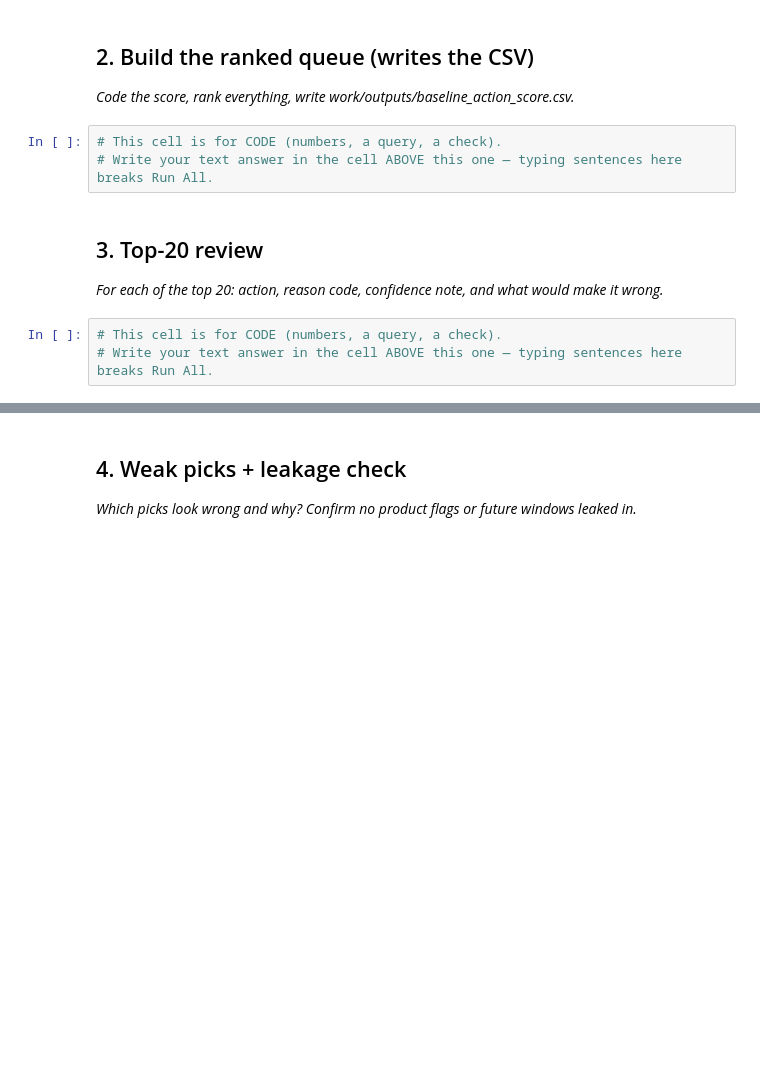
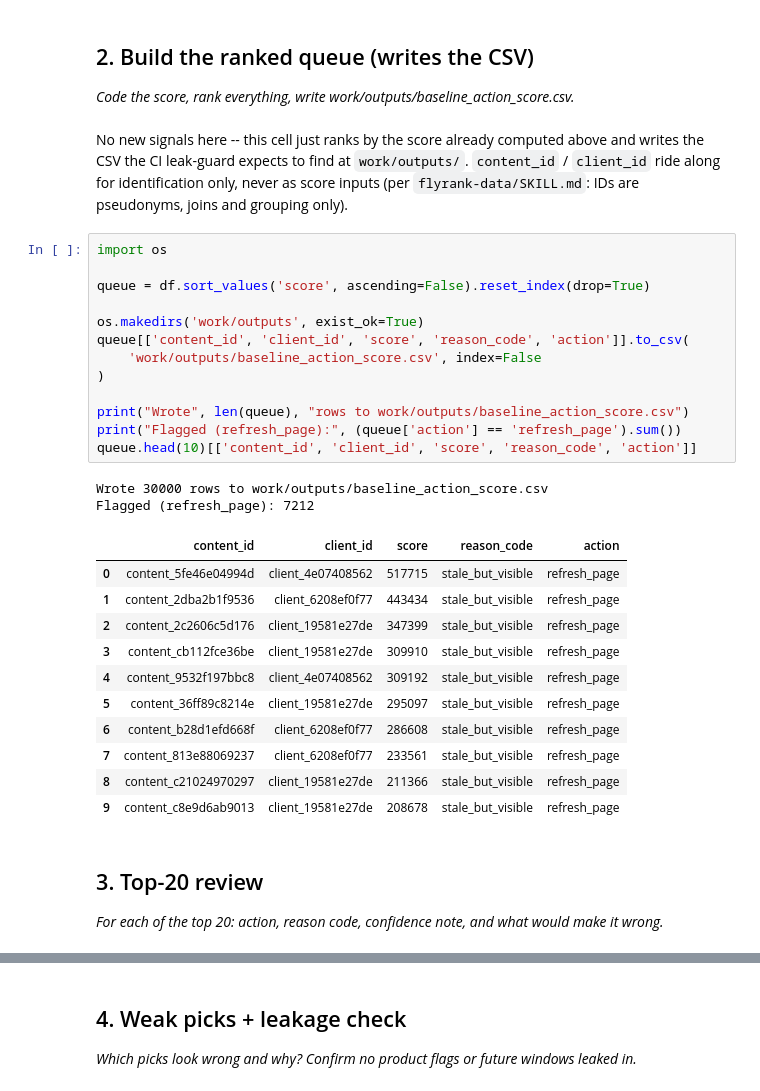
Before and after one commit to Iqra411/lyrank-ML-internship, a Jupyter notebook: work/notebooks/w04_baseline_score.ipynb, the cells around one changed output, grey strips where cells are left out. Drawn from its saved outputs; the diff is of its cells as text; blank space fills up the shorter version.

```diff
--- a/work/notebooks/w04_baseline_score.ipynb
+++ b/work/notebooks/w04_baseline_score.ipynb
@@ -17,13 +121,39 @@ This skeleton is yours to fill. Work the sections **in order** — each one has
 ## 2. Build the ranked queue (writes the CSV)
 
 *Code the score, rank everything, write work/outputs/baseline_action_score.csv.*
-# %%
-# This cell is for CODE (numbers, a query, a check).
-# Write your text answer in the cell ABOVE this one — typing sentences here breaks Run All.
+# %% [markdown]
+No new signals here -- this cell just ranks by the score already computed above and writes the
+CSV the CI leak-guard expects to find at `work/outputs/`. `content_id` / `client_id` ride along for
+identification only, never as score inputs (per `flyrank-data/SKILL.md`: IDs are pseudonyms, joins
+and grouping only).
+# %%
+import os
+
+queue = df.sort_values('score', ascending=False).reset_index(drop=True)
+
+os.makedirs('work/outputs', exist_ok=True)
+queue[['content_id', 'client_id', 'score', 'reason_code', 'action']].to_csv(
+    'work/outputs/baseline_action_score.csv', index=False
+)
+
+print("Wrote", len(queue), "rows to work/outputs/baseline_action_score.csv")
+print("Flagged (refresh_page):", (queue['action'] == 'refresh_page').sum())
+queue.head(10)[['content_id', 'client_id', 'score', 'reason_code', 'action']]
+# %% [output]
+Wrote 30000 rows to work/outputs/baseline_action_score.csv
+Flagged (refresh_page): 7212
+|  | content_id | client_id | score | reason_code | action |
+| 0 | content_5fe46e04994d | client_4e07408562 | 517715 | stale_but_visible | refresh_page |
+| 1 | content_2dba2b1f9536 | client_6208ef0f77 | 443434 | stale_but_visible | refresh_page |
+| 2 | content_2c2606c5d176 | client_19581e27de | 347399 | stale_but_visible | refresh_page |
+| 3 | content_cb112fce36be | client_19581e27de | 309910 | stale_but_visible | refresh_page |
+| 4 | content_9532f197bbc8 | client_4e07408562 | 309192 | stale_but_visible | refresh_page |
+| 5 | content_36ff89c8214e | client_19581e27de | 295097 | stale_but_visible | refresh_page |
+| 6 | content_b28d1efd668f | client_6208ef0f77 | 286608 | stale_but_visible | refresh_page |
+| 7 | content_813e88069237 | client_6208ef0f77 | 233561 | stale_but_visible | refresh_page |
+| 8 | content_c21024970297 | client_19581e27de | 211366 | stale_but_visible | refresh_page |
+| 9 | content_c8e9d6ab9013 | client_19581e27de | 208678 | stale_but_visible | refresh_page |
 # %% [markdown]
 ## 3. Top-20 review
 
 *For each of the top 20: action, reason code, confidence note, and what would make it wrong.*
-# %%
-# This cell is for CODE (numbers, a query, a check).
-# Write your text answer in the cell ABOVE this one — typing sentences here breaks Run All.
```
Also changed, not shown: parts of 10 cells of this notebook.
